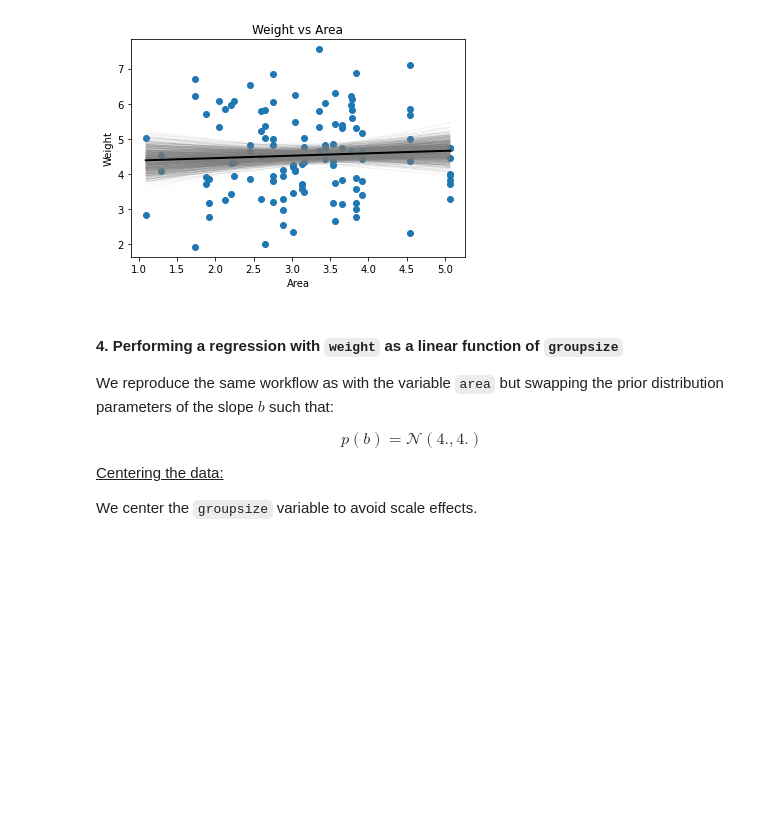
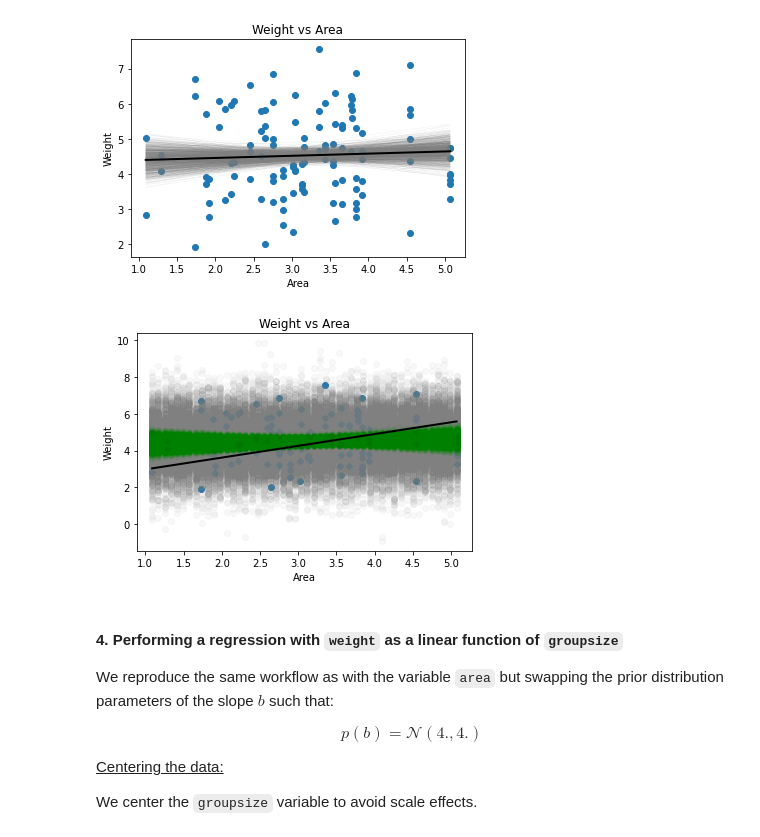
Before and after one commit to qlero/UCA_MSc-DS2, a Jupyter notebook: bayesian_learning/assignments/assignment_2/assignments_2.ipynb, the cells around one changed output. Saved outputs shown, nothing was run; the diff lists cells and outputs as text; code cells hidden in the pictures; blank space fills up the shorter version.

```diff
--- a/bayesian_learning/assignments/assignment_2/assignments_2.ipynb
+++ b/bayesian_learning/assignments/assignment_2/assignments_2.ipynb
@@ -676,6 +794,21 @@ sampling_from_posterior(
 )
 # %% [output]
 [figure]
+# %%
+counterfactual_plot(
+    centered_data,
+    "weight",
+    mean_area,
+    "area",
+    'Weight vs Area',
+    "Area",
+    "Weight",
+    posterior_samples,
+    higher_order = False,
+    max_order = 1
+)
+# %% [output]
+[figure, added]
 # %% [markdown]
 #### 4. Performing a regression with `weight` as a linear function of `groupsize`
 
```
Also changed, not shown: parts of 44 cells of this notebook, 1 other file.
